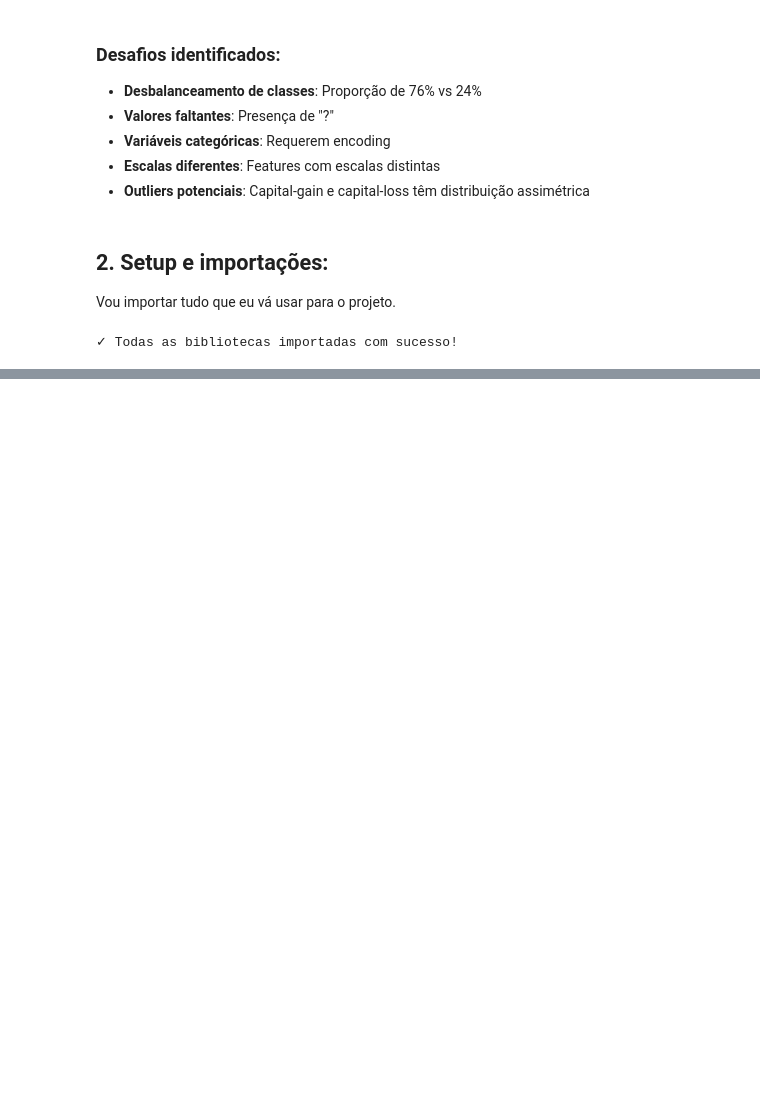
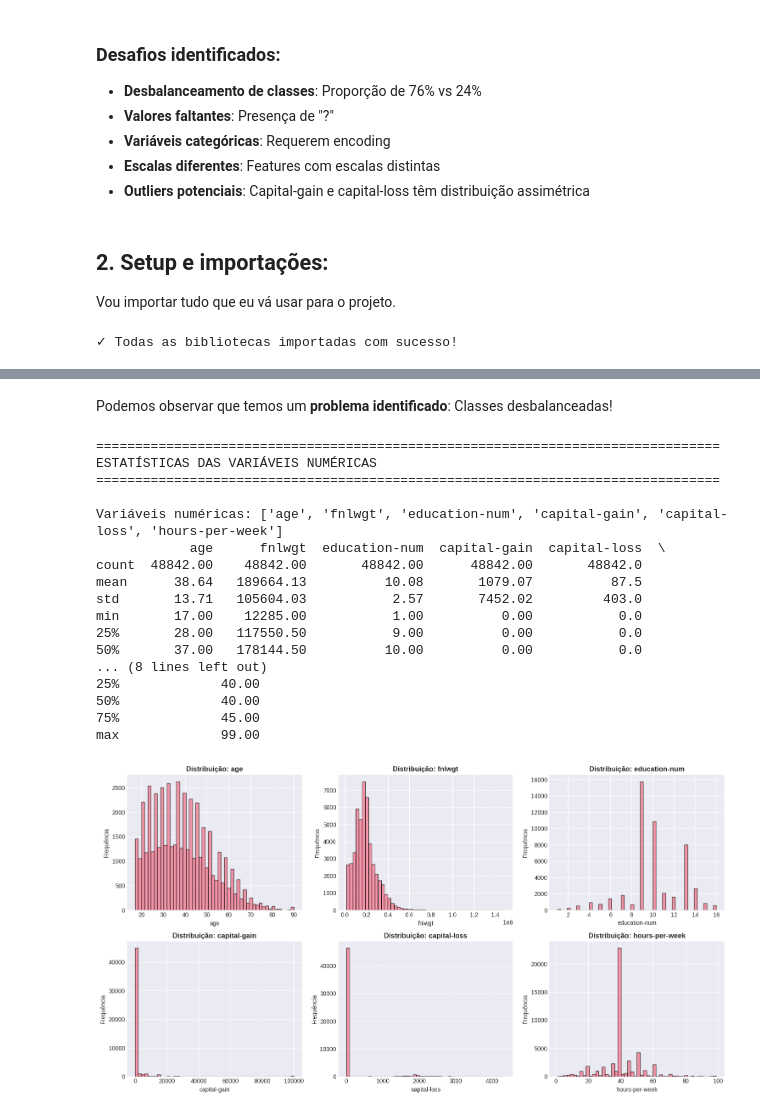
Before and after one commit to emanuelbap/ML---annual-income-forecast, a Jupyter notebook: APS02.ipynb, the cells around one changed output, grey strips where cells are left out. Saved outputs shown, nothing was run; the diff lists cells and outputs as text; code cells hidden in the pictures; blank space fills up the shorter version.

```diff
--- a/APS02.ipynb
+++ b/APS02.ipynb
@@ -88,0 +214,44 @@ print("✓ Todas as bibliotecas importadas com sucesso!")
+# %% [markdown]
+Podemos observar que temos um **problema identificado**:
+Classes desbalanceadas!
+# %%
+# Análise das variáveis numéricas
+print("="*80)
+print("ESTATÍSTICAS DAS VARIÁVEIS NUMÉRICAS")
+print("="*80)
+
+numeric_cols = df.select_dtypes(include=[np.number]).columns
+print(f"\nVariáveis numéricas: {list(numeric_cols)}")
+print(df[numeric_cols].describe().round(2))
+
+# Visualizar distribuições
+fig, axes = plt.subplots(2, 3, figsize=(15, 8))
+axes = axes.ravel()
+
+for idx, col in enumerate(numeric_cols[:6]):
+    axes[idx].hist(df[col].dropna(), bins=50, edgecolor='black', alpha=0.7)
+    axes[idx].set_title(f'Distribuição: {col}', fontweight='bold')
+    axes[idx].set_xlabel(col)
+    axes[idx].set_ylabel('Frequência')
+
+plt.tight_layout()
+plt.show()
+# %% [output]
+================================================================================
+ESTATÍSTICAS DAS VARIÁVEIS NUMÉRICAS
+================================================================================
+
+Variáveis numéricas: ['age', 'fnlwgt', 'education-num', 'capital-gain', 'capital-loss', 'hours-per-week']
+            age      fnlwgt  education-num  capital-gain  capital-loss  \
+count  48842.00    48842.00       48842.00      48842.00       48842.0
+mean      38.64   189664.13          10.08       1079.07          87.5
+std       13.71   105604.03           2.57       7452.02         403.0
+min       17.00    12285.00           1.00          0.00           0.0
+25%       28.00   117550.50           9.00          0.00           0.0
+50%       37.00   178144.50          10.00          0.00           0.0
+... (8 lines left out)
+25%             40.00
+50%             40.00
+75%             45.00
+max             99.00
+[figure, added]
```
Also changed, not shown: parts of 8 cells of this notebook, 7 other files.
